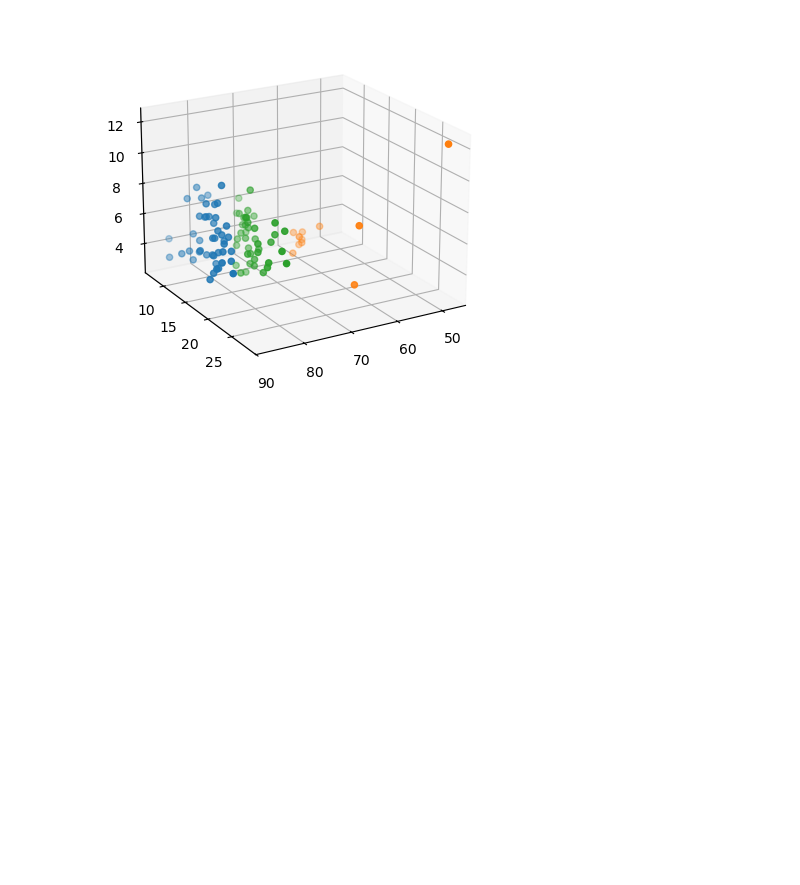
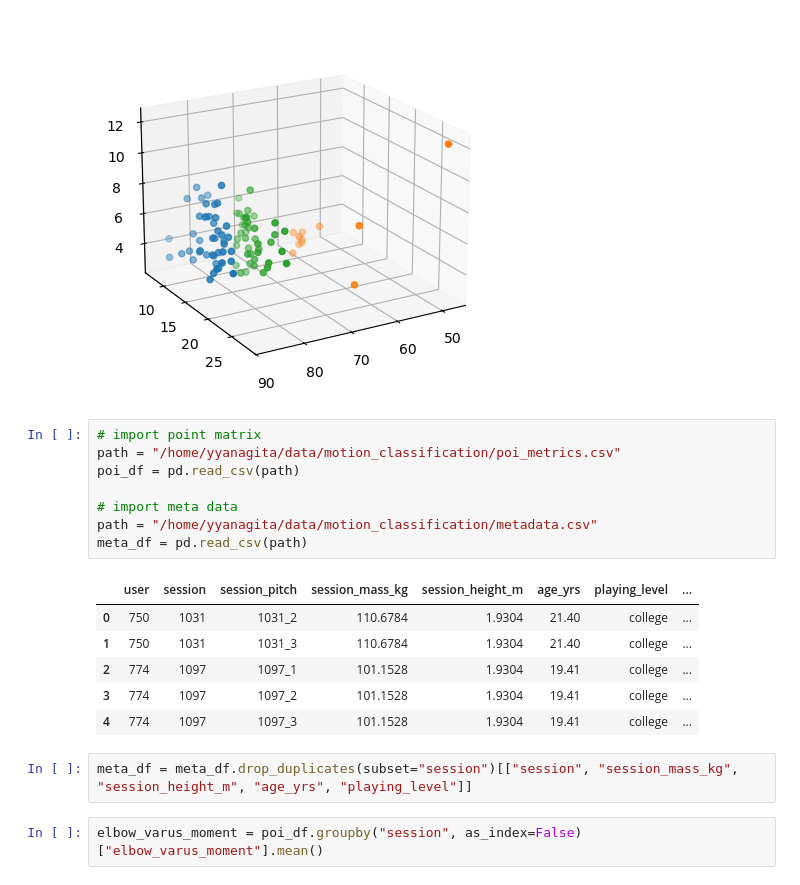
Before and after one commit to yyanagita66/pitching_motion_classification, a Jupyter notebook: classification.ipynb, the cells around one changed output. Cells and saved outputs as stored; diff of their text form; blank space fills up the shorter version.

```diff
--- a/classification.ipynb
+++ b/classification.ipynb
@@ -288,3 +275,22 @@ for i in cluster:
 ax.view_init(20, 60)
 # %% [output]
 [figure]
+# %%
+# import point matrix
+path = "/home/yyanagita/data/motion_classification/poi_metrics.csv"
+poi_df = pd.read_csv(path)
+
+# import meta data
+path = "/home/yyanagita/data/motion_classification/metadata.csv"
+meta_df = pd.read_csv(path)
+# %% [output]
+|  | user | session | session_pitch | session_mass_kg | session_height_m | age_yrs | playing_level | ... |
+| 0 | 750 | 1031 | 1031_2 | 110.6784 | 1.9304 | 21.40 | college | ... |
+| 1 | 750 | 1031 | 1031_3 | 110.6784 | 1.9304 | 21.40 | college | ... |
+| 2 | 774 | 1097 | 1097_1 | 101.1528 | 1.9304 | 19.41 | college | ... |
+| 3 | 774 | 1097 | 1097_2 | 101.1528 | 1.9304 | 19.41 | college | ... |
+| 4 | 774 | 1097 | 1097_3 | 101.1528 | 1.9304 | 19.41 | college | ... |
+# %%
+meta_df = meta_df.drop_duplicates(subset="session")[["session", "session_mass_kg", "session_height_m", "age_yrs", "playing_level"]]
+# %%
+elbow_varus_moment = poi_df.groupby("session", as_index=False)["elbow_varus_moment"].mean()
```
Also changed, not shown: parts of 16 cells of this notebook.
